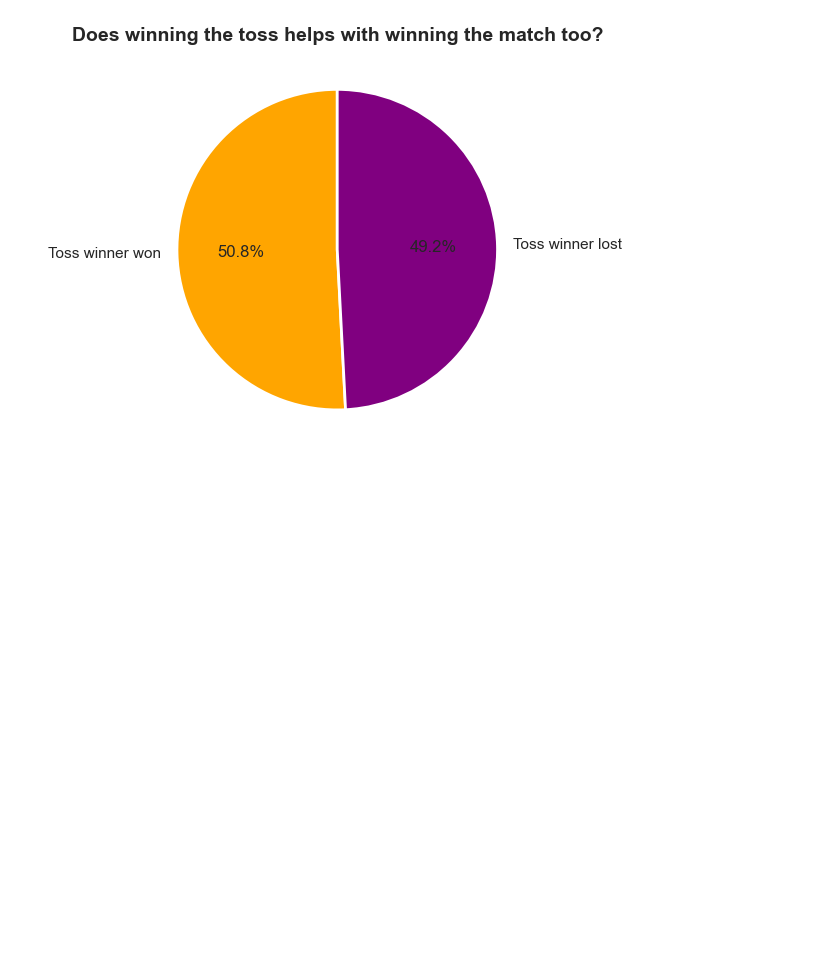
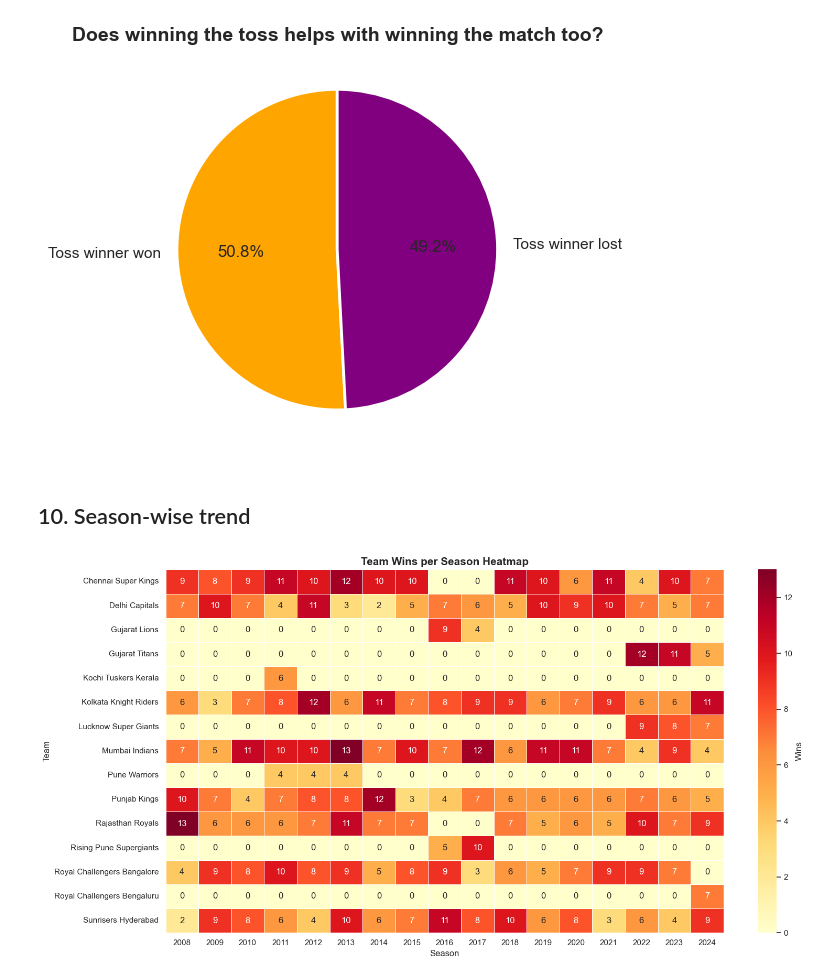
Before and after one commit to SahilInstinct/ipl-cricket-eda, a Jupyter notebook: notebooks/ipl_analysis.ipynb, the cells around one changed output. Saved outputs shown, nothing was run; the diff lists cells and outputs as text; code cells hidden in the pictures; blank space fills up the shorter version.

Commit message:
Season-wise Trend

```diff
--- a/notebooks/ipl_analysis.ipynb
+++ b/notebooks/ipl_analysis.ipynb
@@ -387,3 +387,21 @@ plt.tight_layout()
 plt.show()
 # %% [output]
 [figure]
+# %% [markdown]
+## 10. Season-wise trend
+# %%
+# --- Season winner heatmap (wins per team per season) ----
+season_team_wins = (matches[matches['winner'] != 'No Result']
+                   .groupby(['season','winner'])
+                   .size()
+                   .unstack(fill_value=0))
+plt.figure(figsize=(16,8))
+sns.heatmap(season_team_wins.T,cmap='YlOrRd',linewidth=0.5,
+           annot=True,fmt='d',cbar_kws={'label':'Wins'})
+plt.title('Team Wins per Season Heatmap', fontsize=15, fontweight='bold')
+plt.xlabel('Season')
+plt.ylabel('Team')
+plt.tight_layout()
+plt.show()
+# %% [output]
+[figure, added]
```
